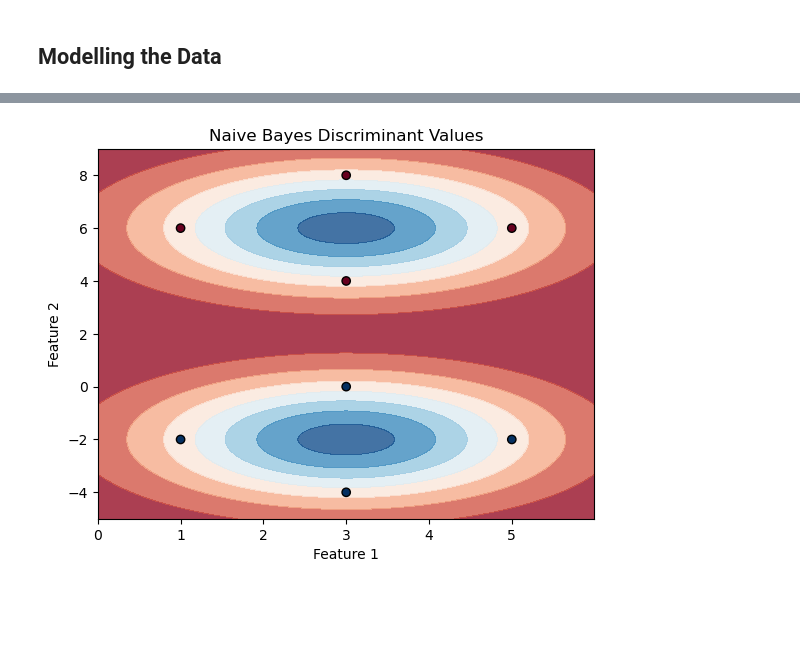
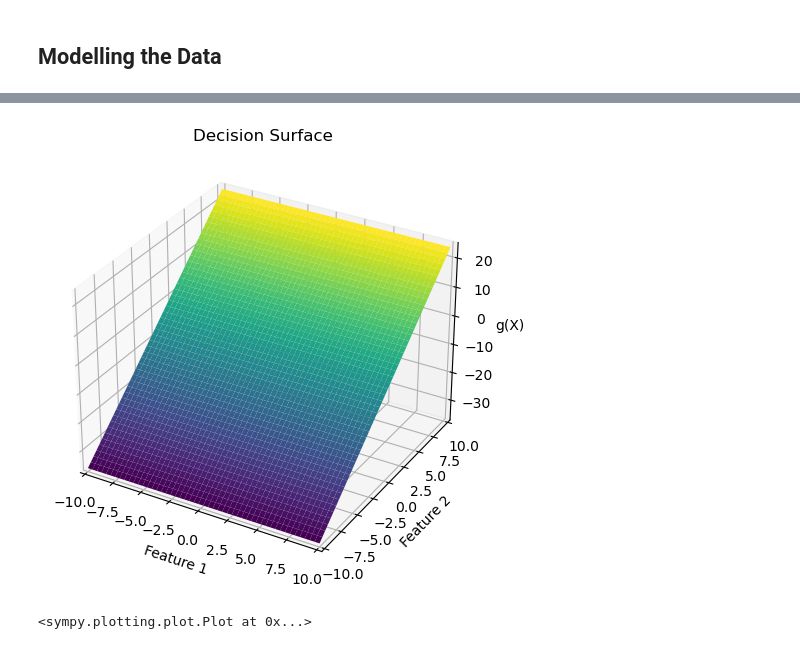
Before and after one commit to Vishnuteja-Surla/Pattern-Recognition-and-Machine-Learning, a Jupyter notebook: Lab-7/CS21B2037_Q1.ipynb, the cells around one changed output, grey strips where cells are left out. Saved outputs shown, nothing was run; the diff lists cells and outputs as text; code cells hidden in the pictures; blank space fills up the shorter version.

Commit message:
Building decision boundaries using g(x) and sympy

```diff
--- a/Lab-7/CS21B2037_Q1.ipynb
+++ b/Lab-7/CS21B2037_Q1.ipynb
@@ -130,4 +122,5 @@ print(y_train)
 bc = BayesClassifier()
 bc.fit(X_train, y_train)
 # %%
-Z = bc.decision_boundary(X_train, [0.5, 0.5])
+Z = bc.decision_boundary([0.5, 0.5])
+print(Z)
@@ -149,9 +131,5 @@ plt.show()
-# %%
-plt.contourf(xx, yy, Z[1], cmap=plt.cm.RdBu, alpha=0.8)
-plt.scatter(X_train[:, 0], X_train[:, 1], c=y_train, cmap=plt.cm.RdBu, edgecolor='k')
-plt.xlabel('Feature 1')
-plt.ylabel('Feature 2')
-plt.title('Naive Bayes Discriminant Values')
-plt.show()
-# %% [output]
-[figure, removed]
+# %%
+splt.plot3d(Z[0], (bc.X[0], -10, 10), (bc.X[1], -10, 10), title='Decision Surface', xlabel='Feature 1', ylabel='Feature 2', zlabel='g(X)')
+# %% [output]
+[figure, added]
+<sympy.plotting.plot.Plot at 0x...>
```
Also changed, not shown: parts of 6 cells of this notebook, 3 other files.
